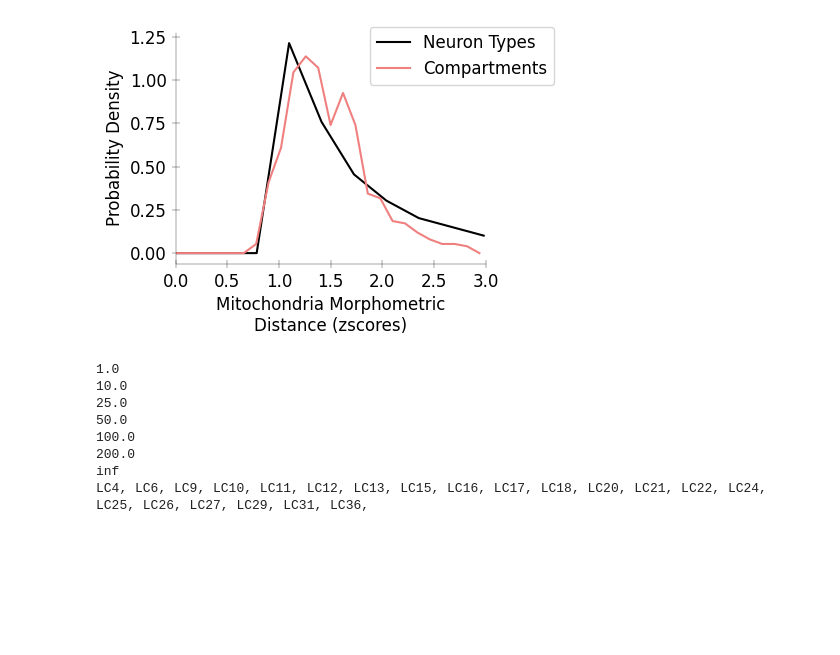
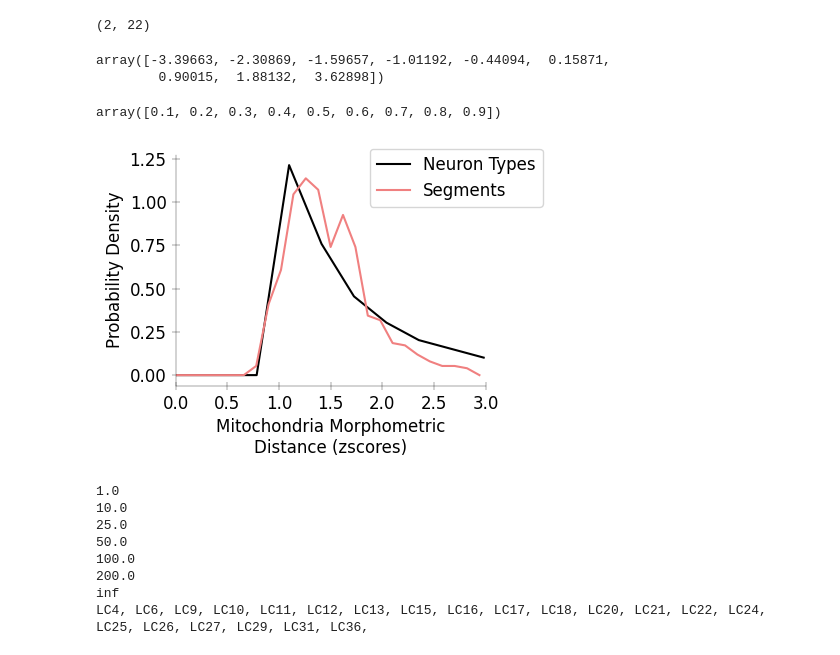
Before and after one commit to ClarkLabCode/MitochondrialMorphologyPosition, a Jupyter notebook: morphology classifier - LC neurons.ipynb, the cells around one changed output. Cells and saved outputs as stored; diff of their text form; code cells hidden in the pictures; blank space fills up the shorter version.

```diff
--- a/morphology classifier - LC neurons.ipynb
+++ b/morphology classifier - LC neurons.ipynb
@@ -44,5 +44,5 @@ token_id = "eyJhbGciOiJIUzI1NiIsInR5cCI6IkpXVCJ9.eyJlbWFpbCI6ImdhcnJldHQuc2FnZXJ
 np.set_printoptions(precision=5, suppress=True)  # suppress scientific float notation
-home_dir = '/Users/gs697/Research/mitochondriaMorphologyPosition'
+home_dir = '/Users/gs697/Research/MitochondrialMorphologyPosition'
 c = Client('neuprint.janelia.org', dataset='hemibrain:v1.2.1', token=token_id)
 neuron_quality = pd.read_csv(home_dir + '/saved_data/neuron_quality.csv')
 neuron_quality_np = neuron_quality.to_numpy()
@@ -168,6 +168,27 @@ for i_neuron in np.where( np.isin( neuron_quality_np[:,1], analyze_neurons) )[0]
 bodyId_type_class = np.array(bodyId_type_class, dtype=object)
 # %%
 zscores = (mito_feat_space - np.mean(mito_feat_space,axis=0)) / np.std(mito_feat_space,axis=0)
+# %%
+pca = PCA(n_components = 2)
+zscores_PC = pca.fit_transform(zscores)
+
+pca.components_.shape
+# %% [output]
+(2, 22)
+# %%
+for PC1_quantile in np.arange(0.1, 1, 0.1):
+    for PC2_quantile in np.arange(0.1, 1, 0.1):
+        PC1_MSE = (zscores_PC[:,0] - np.quantile(zscores_PC[:,0], PC1_quantile))**2
+        PC2_MSE = (zscores_PC[:,1] - np.quantile(zscores_PC[:,1], PC2_quantile))**2
+
+        plt_i_mito = np.argmin(PC1_MSE + PC2_MSE)
+# %% [output]
+array([-3.39663, -2.30869, -1.59657, -1.01192, -0.44094,  0.15871,
+        0.90015,  1.88132,  3.62898])
+# %%
+np.arange(0.1, 1, 0.1)
+# %% [output]
+array([0.1, 0.2, 0.3, 0.4, 0.5, 0.6, 0.7, 0.8, 0.9])
 # %%
 # How does variance across arbors compare to variance across neuron types
 across_types = []
@@ -198,24 +219,24 @@ for neuron_type in config.analyze_neurons:
 # %%
 fig, ax = plt.subplots(figsize=(4,3))
 fontsize=12
 #h = 2 * IQR(across_types) * ( len(across_types)**(-1/3) )
-labels = ['Neuron Types', 'Compartments']
+labels = ['Neuron Types', 'Segments']
 colors = [ [0,0,0], [240,128,128] ]
 for i_list, this_list in enumerate([across_arbors, across_types]):
     h = 2 * IQR(this_list) * ( len(this_list)**(-1/3) )
     bins = np.arange(-h, 3+h, h)
     counts = np.histogram( this_list, bins = bins)[0] / ( len(this_list) * h )
     ax.plot( (bins[1:]+bins[:-1])/2, counts, label = labels[i_list], color = np.array(colors[i_list])/255)
 
 ax.set_ylabel('Probability Density', fontsize=fontsize)
 ax.set_xlabel('Mitochondria Morphometric\nDistance (zscores)', fontsize=fontsize)
 ax.set_xlim([0,3])
 format_axes(ax, fontsize)
 ax.legend(fontsize=fontsize, loc = 'center left', bbox_to_anchor = (0.6, 0.9))
 plt.savefig(home_dir + f'/saved_figures/mito_morphology_embedding/type_compartment_comparison.svg', transparent=True, bbox_inches='tight')
 plt.show()
 # %% [output]
-[figure, old version]
+[figure, new version]
 # %%
 def get_mini_thresh(node_dists, thresh, lengths):
     if np.sum(lengths) < thresh:
```
Also changed, not shown: parts of 15 cells of this notebook, 10 other files.
